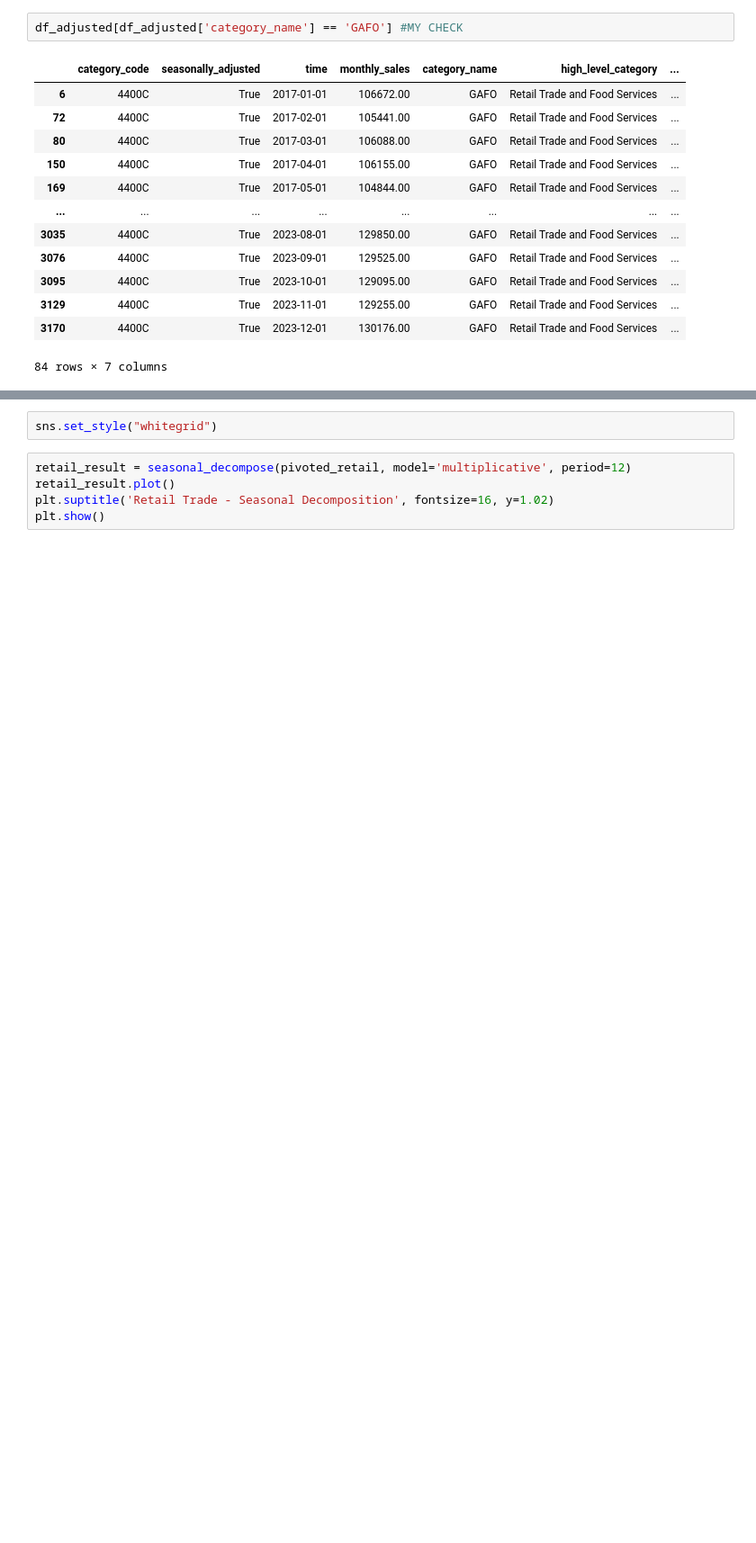
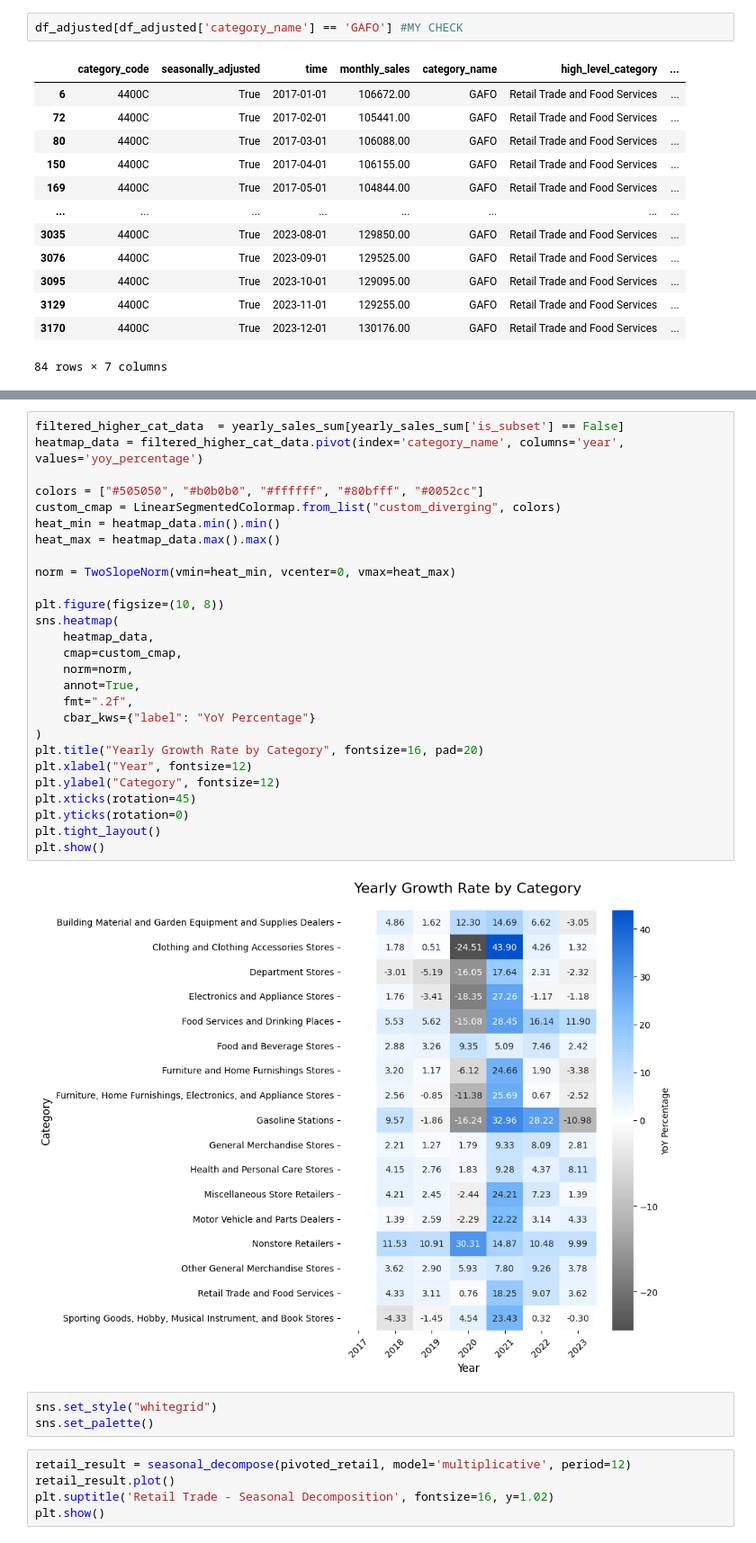
Before and after one commit to charJin/mrts-retail-and-food-services, a Jupyter notebook: notebooks/retail-and-food-analysis.ipynb, the cells around one changed output, grey strips where cells are left out. Shown: that part at 90% size. Drawn from its saved outputs; the diff is of its cells as text; blank space fills up the shorter version.

```diff
--- a/notebooks/retail-and-food-analysis.ipynb
+++ b/notebooks/retail-and-food-analysis.ipynb
@@ -397,5 +343,35 @@ pivoted_retail
+# %%
+filtered_higher_cat_data  = yearly_sales_sum[yearly_sales_sum['is_subset'] == False]
+heatmap_data = filtered_higher_cat_data.pivot(index='category_name', columns='year', values='yoy_percentage')
+
+colors = ["#505050", "#b0b0b0", "#ffffff", "#80bfff", "#0052cc"]
+custom_cmap = LinearSegmentedColormap.from_list("custom_diverging", colors)
+heat_min = heatmap_data.min().min()
+heat_max = heatmap_data.max().max()
+
+norm = TwoSlopeNorm(vmin=heat_min, vcenter=0, vmax=heat_max)
+
+plt.figure(figsize=(10, 8))
+sns.heatmap(
+    heatmap_data,
+    cmap=custom_cmap,
+    norm=norm,
+    annot=True,
+    fmt=".2f",
+    cbar_kws={"label": "YoY Percentage"}
+)
+plt.title("Yearly Growth Rate by Category", fontsize=16, pad=20)
+plt.xlabel("Year", fontsize=12)
+plt.ylabel("Category", fontsize=12)
+plt.xticks(rotation=45)
+plt.yticks(rotation=0)
+plt.tight_layout()
+plt.show()
+# %% [output]
+[figure, added]
 # %%
 sns.set_style("whitegrid")
+sns.set_palette()
 # %%
 retail_result = seasonal_decompose(pivoted_retail, model='multiplicative', period=12)
 retail_result.plot()
```
Also changed, not shown: parts of 11 cells of this notebook, 1 other file.
